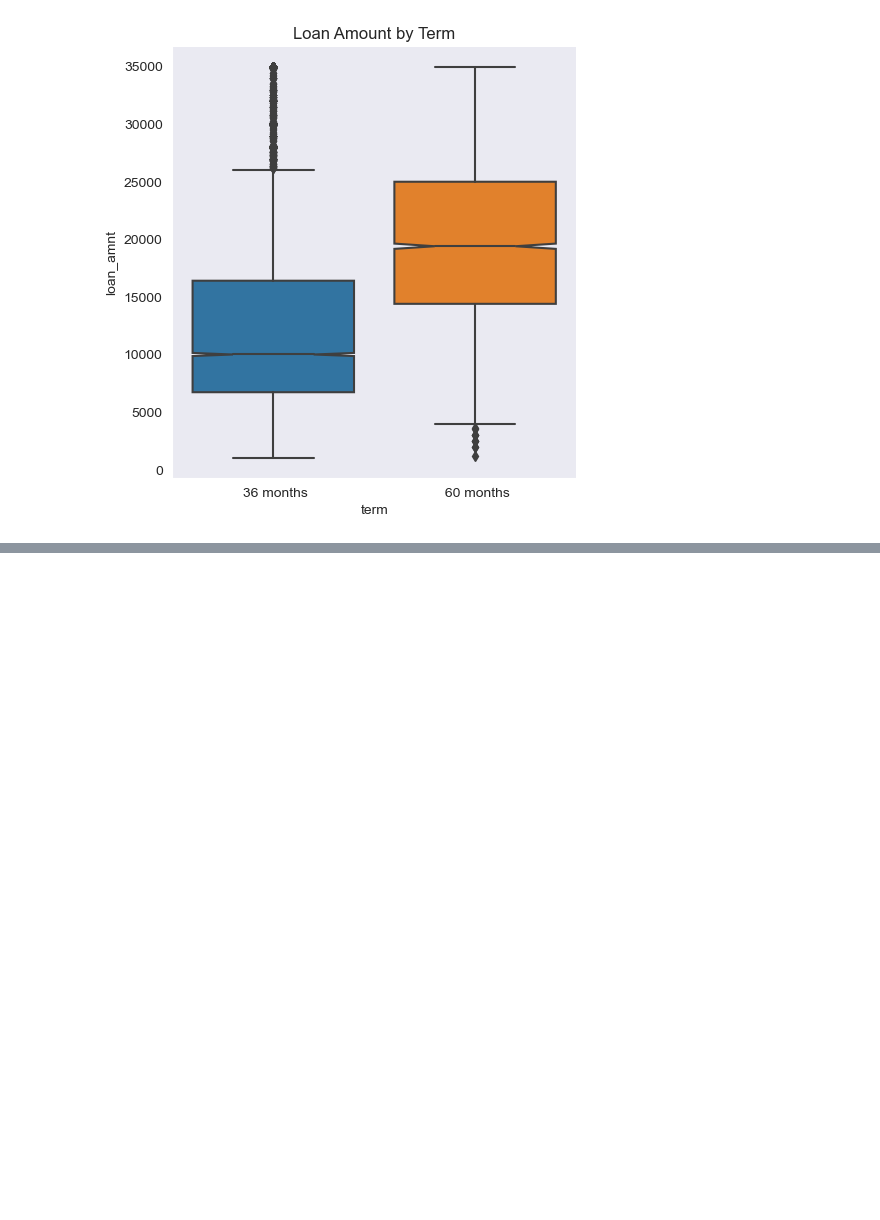
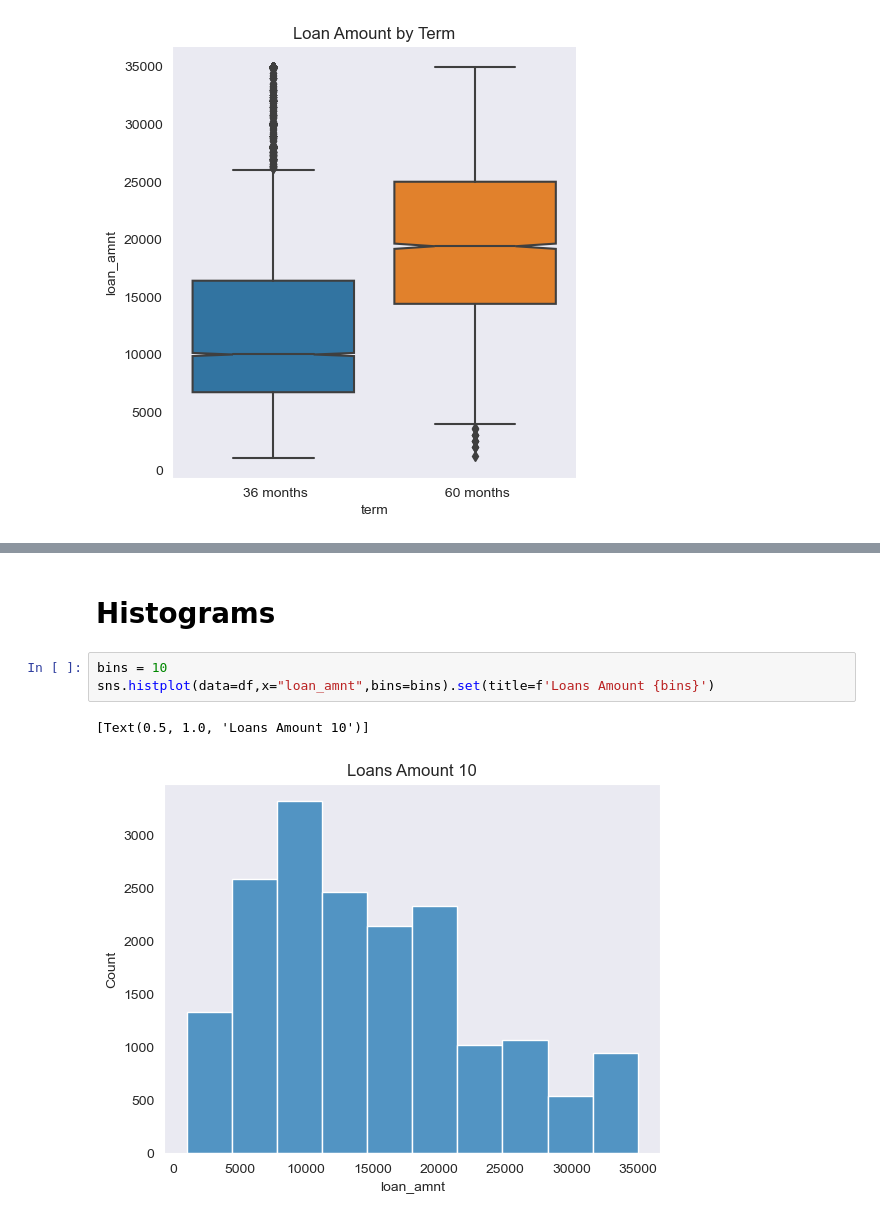
Before and after one commit to fburnelli/cas-de-stat-vis, a Jupyter notebook: visualisation.ipynb, the cells around one changed output, grey strips where cells are left out. Saved outputs shown, nothing was run; the diff lists cells and outputs as text; blank space fills up the shorter version.

```diff
--- a/visualisation.ipynb
+++ b/visualisation.ipynb
@@ -923,0 +181,8 @@ df.to_parquet('lc_loan_sample.parquet.gzip',compression='gzip')
+# %% [markdown]
+# Histograms
+# %%
+bins = 10
+sns.histplot(data=df,x="loan_amnt",bins=bins).set(title=f'Loans Amount {bins}')
+# %% [output]
+[Text(0.5, 1.0, 'Loans Amount 10')]
+[figure, added]
```
Also changed, not shown: parts of 154 cells of this notebook.
